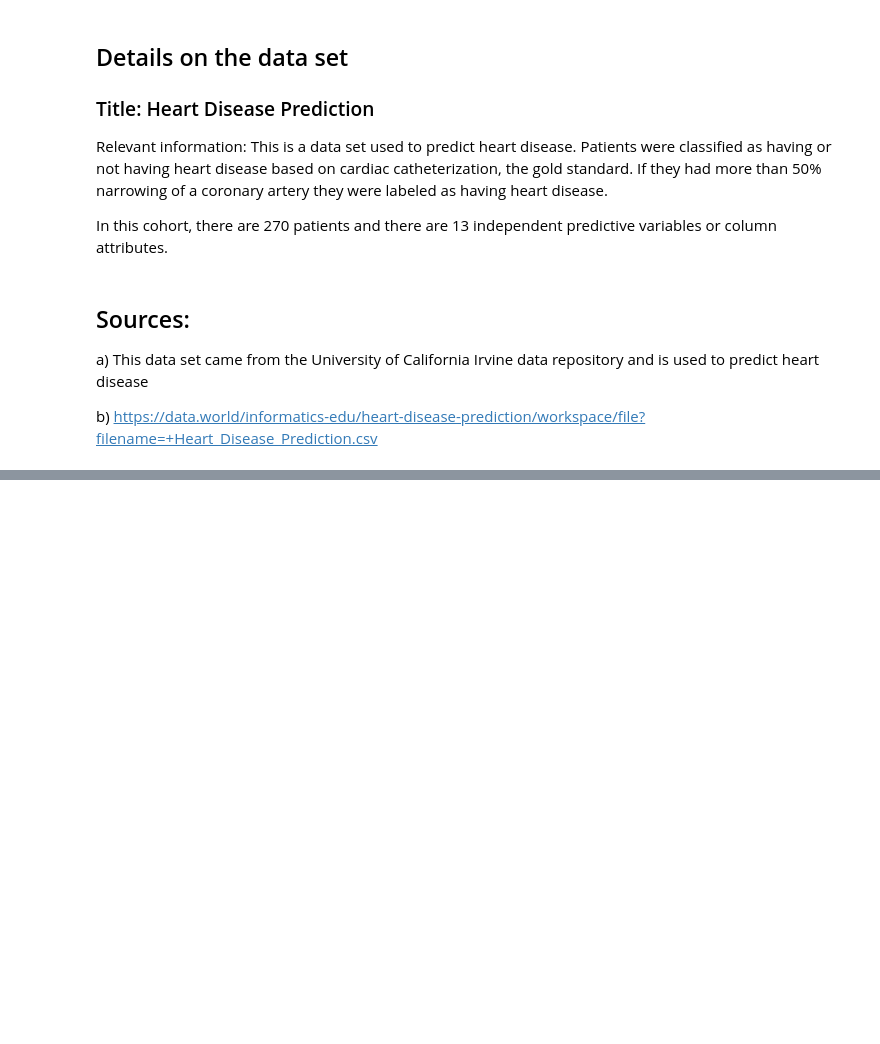
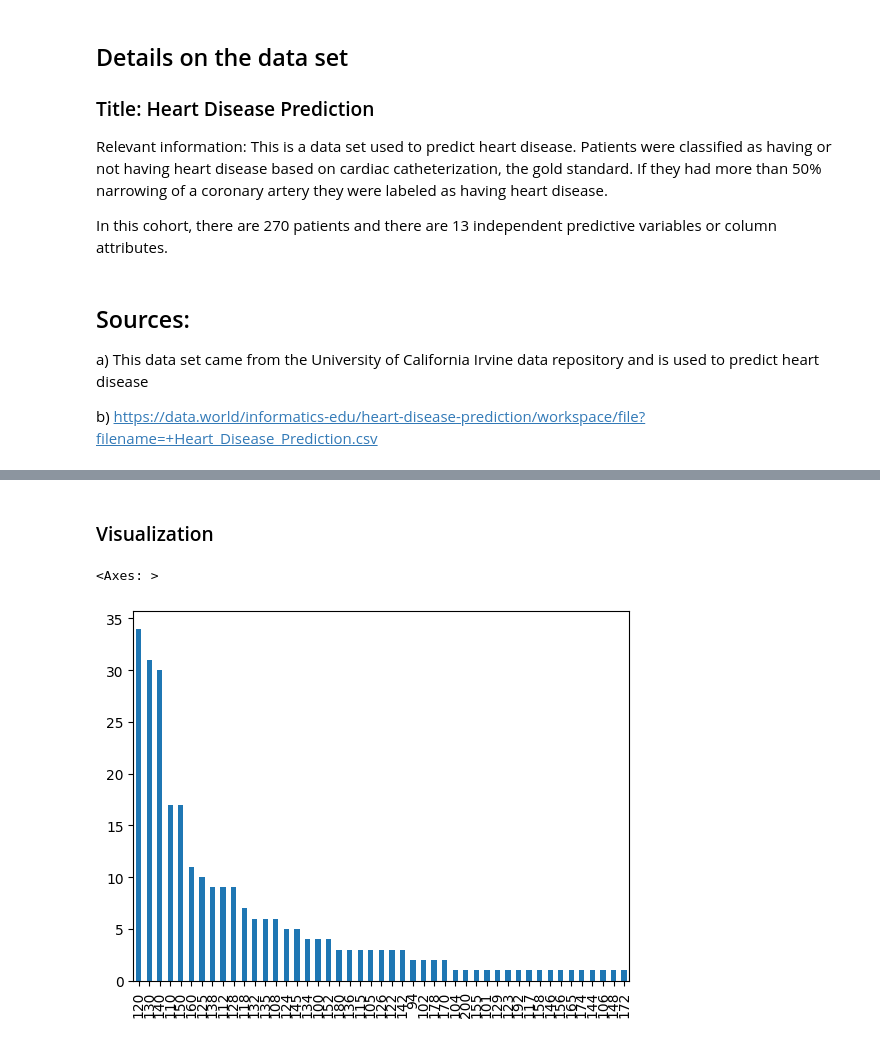
Before and after one commit to King-georges/Heart_Disease_Prediction_Project, a Jupyter notebook: Final_Heart_Disease_Prediction.ipynb, the cells around one changed output, grey strips where cells are left out. Saved outputs shown, nothing was run; the diff lists cells and outputs as text; code cells hidden in the pictures; blank space fills up the shorter version.

```diff
--- a/Final_Heart_Disease_Prediction.ipynb
+++ b/Final_Heart_Disease_Prediction.ipynb
@@ -29,0 +51,2 @@ In this cohort, there are 270 patients and there are 13 independent predictive v
+# %%
+df = pd.read_csv('Heart_Disease_Prediction.csv')
@@ -29,0 +205,7 @@ In this cohort, there are 270 patients and there are 13 independent predictive v
+# %% [markdown]
+### Visualization
+# %%
+df['BP'].value_counts().plot(kind='bar')
+# %% [output]
+<Axes: >
+[figure, added]
```
Also changed, not shown: parts of 17 cells of this notebook.
